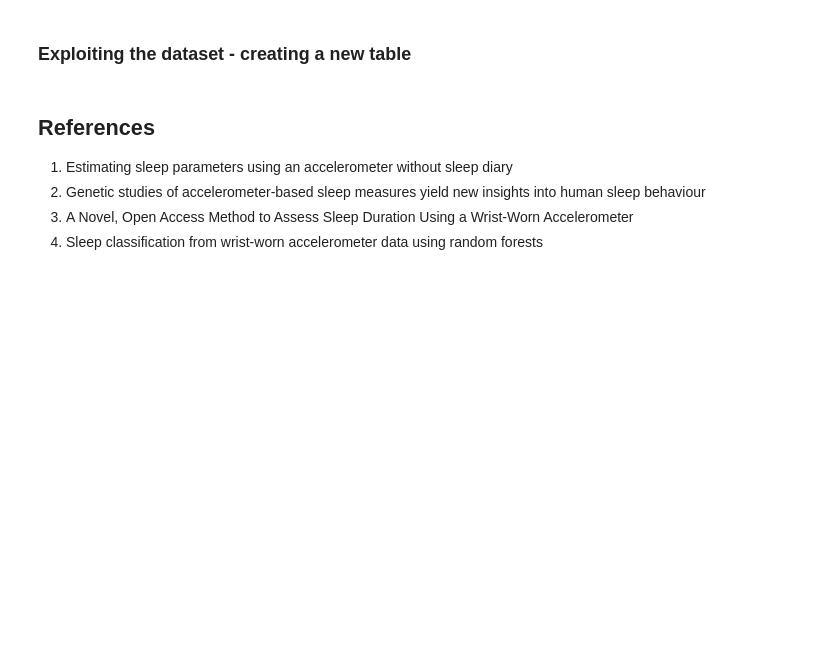
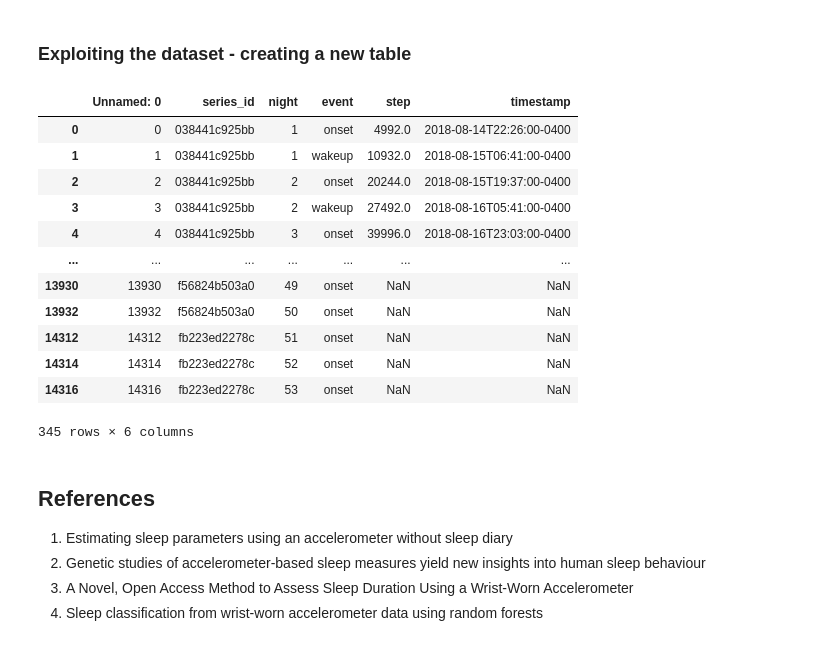
Before and after one commit to HKEdwin22/CMI_SleepWindowPrediction, a Jupyter notebook: EDA.ipynb, the cells around one changed output. Cells and saved outputs as stored; diff of their text form; code cells hidden in the pictures; blank space fills up the shorter version.

```diff
--- a/EDA.ipynb
+++ b/EDA.ipynb
@@ -221,6 +221,22 @@ Since we want to generalise our model better and since the maximum consecutive n
 |example 1 | 2 | 8500 | 5 | 20 | 02 | 07 |
 # %% [markdown]
 ### Exploiting the dataset - creating a new table
+# %%
+df_replace = pd.read_csv('./train_events_replacement.csv')
+# %% [output]
+|  | Unnamed: 0 | series_id | night | event | step | timestamp |
+| 0 | 0 | 038441c925bb | 1 | onset | 4992.0 | 2018-08-14T22:26:00-0400 |
+| 1 | 1 | 038441c925bb | 1 | wakeup | 10932.0 | 2018-08-15T06:41:00-0400 |
+| 2 | 2 | 038441c925bb | 2 | onset | 20244.0 | 2018-08-15T19:37:00-0400 |
+| 3 | 3 | 038441c925bb | 2 | wakeup | 27492.0 | 2018-08-16T05:41:00-0400 |
+| 4 | 4 | 038441c925bb | 3 | onset | 39996.0 | 2018-08-16T23:03:00-0400 |
+| ... | ... | ... | ... | ... | ... | ... |
+| 13930 | 13930 | f56824b503a0 | 49 | onset | NaN | NaN |
+| 13932 | 13932 | f56824b503a0 | 50 | onset | NaN | NaN |
+| 14312 | 14312 | fb223ed2278c | 51 | onset | NaN | NaN |
+| 14314 | 14314 | fb223ed2278c | 52 | onset | NaN | NaN |
+| 14316 | 14316 | fb223ed2278c | 53 | onset | NaN | NaN |
+345 rows × 6 columns
 # %% [markdown]
 ## References
 1.	Estimating sleep parameters using an accelerometer without sleep diary
```
